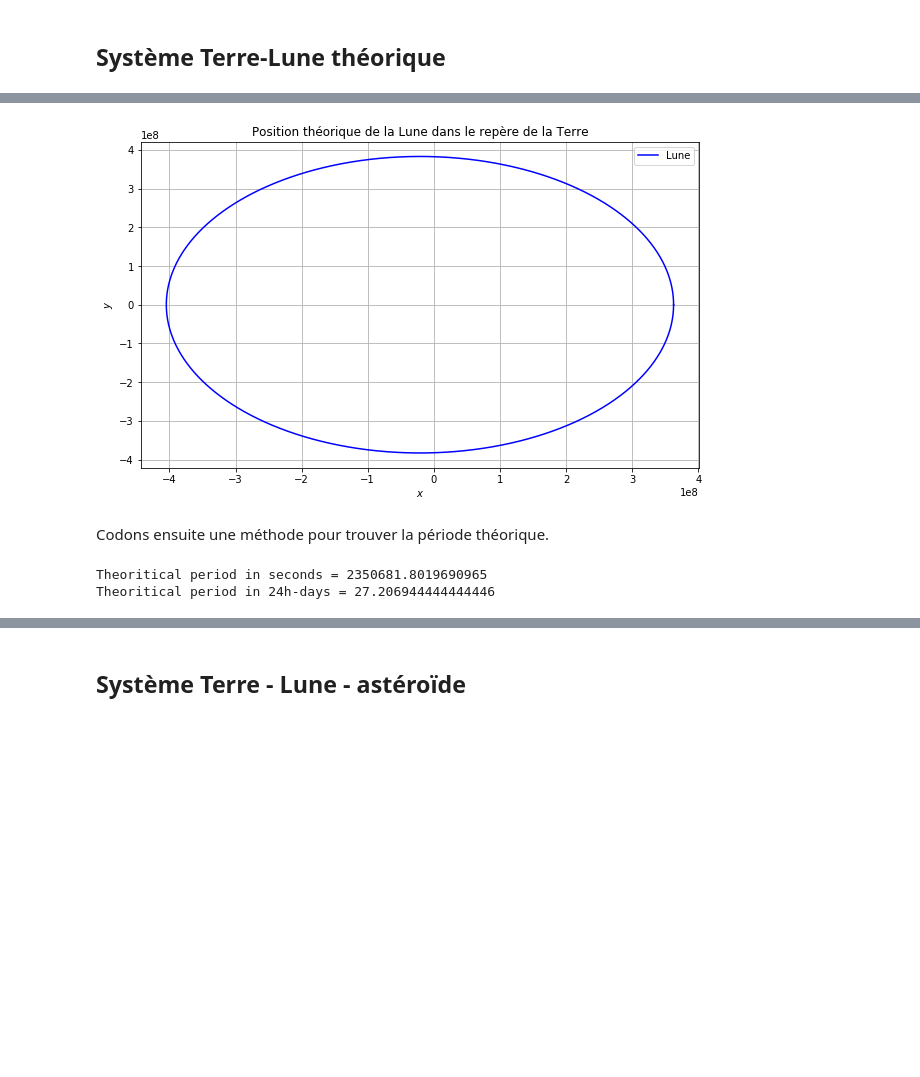
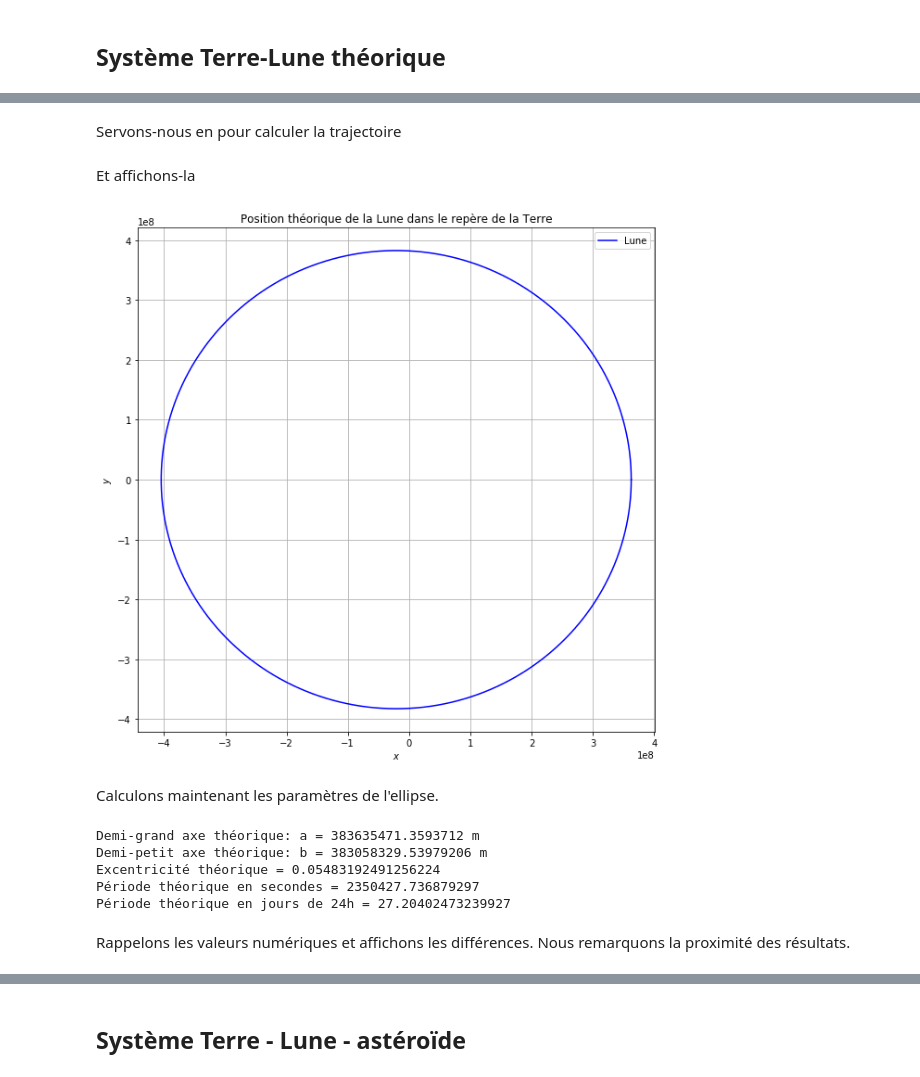
Before and after one commit to BerthilWorshipersSociety/MATH-314_travail_1, a Jupyter notebook: Travail n°1 Kepler - SCHOONEN Cédric, JAMOTTE Maxime.ipynb, the cells around one changed output, grey strips where cells are left out. Drawn from its saved outputs; the diff is of its cells as text; code cells hidden in the pictures; blank space fills up the shorter version.

```diff
--- a/Travail n°1 Kepler - SCHOONEN Cédric, JAMOTTE Maxime.ipynb
+++ b/Travail n°1 Kepler - SCHOONEN Cédric, JAMOTTE Maxime.ipynb
@@ -292,44 +287,14 @@ Codons maintenant la trajectoire théorique de la Lune. Nous nous servons du fai
 # %%
-from math import cos, pi, sqrt, sin
+from math import cos, pi, sin
 
 mu = mT*mL/(mT+mL)
-rmin = dataLT0[0]
-vRmin = dataLT0[3]
+rmin = uLT0[0]
+vRmin = uLT0[3]
 L = mu*rmin*vRmin
 E = 1/2*mu*vRmin**2 - G*mT*mL/rmin
-e = sqrt(1+2*E*L**2/(mu*(G*mT*mL)**2))
+e_theo = sqrt(1+2*E*L**2/(mu*(G*mT*mL)**2))     # excentricité théorique
 
 def rLT(theta):
-    return L**2/(mu*G*mT*mL*(1+e*cos(theta)))
-
-dTheta = 0.01
-length = int(360/dTheta)
-xL = numpy.empty(length)
-yL = xL.copy()
-
-for i in range(0,length):
-    theta = i*pi/180*dTheta
-    xL[i] = rLT(theta)*cos(theta)
-    yL[i] = rLT(theta)*sin(theta)
-
-
-pyplot.figure(figsize=(10,6))
-pyplot.grid(True)
-pyplot.xlabel('$x$')
-pyplot.ylabel('$y$')
-pyplot.plot(xL,yL,'b-', label='Lune')
-pyplot.title('Position théorique de la Lune dans le repère de la Terre')
-pyplot.legend();
-pyplot.show()
+    return L**2/(mu*G*mT*mL*(1+e_theo*cos(theta)))
-# %% [output]
-[figure, removed]
-# %% [markdown]
-Codons ensuite une méthode pour trouver la période théorique.
-# %%
-a = L**2/(mu*G*mT*mL*(1-e**2))
-periodTh = 2*pi/sqrt(G*(mT+mL))*a**(3/2)
-print("Theoritical period in seconds =", periodTh)
-print("Theoritical period in 24h-days =", period/24/3600)
-# %% [output]
-Theoritical period in seconds = 2350681.8019690965
-Theoritical period in 24h-days = 27.206944444444446
+# %% [markdown]
+Servons-nous en pour calculer la trajectoire
@@ -335,0 +311,33 @@ Theoritical period in 24h-days = 27.206944444444446
+# %% [markdown]
+Et affichons-la
+# %%
+pyplot.figure(figsize=(10,10))
+pyplot.grid(True)
+pyplot.xlabel('$x$')
+pyplot.ylabel('$y$')
+pyplot.plot(xL,yL,'b-', label='Lune')
+pyplot.title('Position théorique de la Lune dans le repère de la Terre')
+pyplot.legend();
+pyplot.show()
+# %% [output]
+[figure, added]
+# %% [markdown]
+Calculons maintenant les paramètres de l'ellipse.
+# %%
+a_theo = L**2/(mu*G*mT*mL*(1-e_theo**2))
+b_theo = a_theo*sqrt(1-e_theo**2)
+period_theo = 2*pi/sqrt(G*(mT+mL))*a_theo**(3/2)
+
+print("Demi-grand axe théorique: a =", a_theo, 'm')
+print("Demi-petit axe théorique: b =", b_theo, 'm')
+print("Excentricité théorique =", e_theo)
+print("Période théorique en secondes =", period_theo)
+print("Période théorique en jours de 24h =", period_theo/24/3600)
+# %% [output]
+Demi-grand axe théorique: a = 383635471.3593712 m
+Demi-petit axe théorique: b = 383058329.53979206 m
+Excentricité théorique = 0.05483192491256224
+Période théorique en secondes = 2350427.736879297
+Période théorique en jours de 24h = 27.20402473239927
+# %% [markdown]
+Rappelons les valeurs numériques et affichons les différences. Nous remarquons la proximité des résultats.
```
Also changed, not shown: parts of 148 cells of this notebook.
